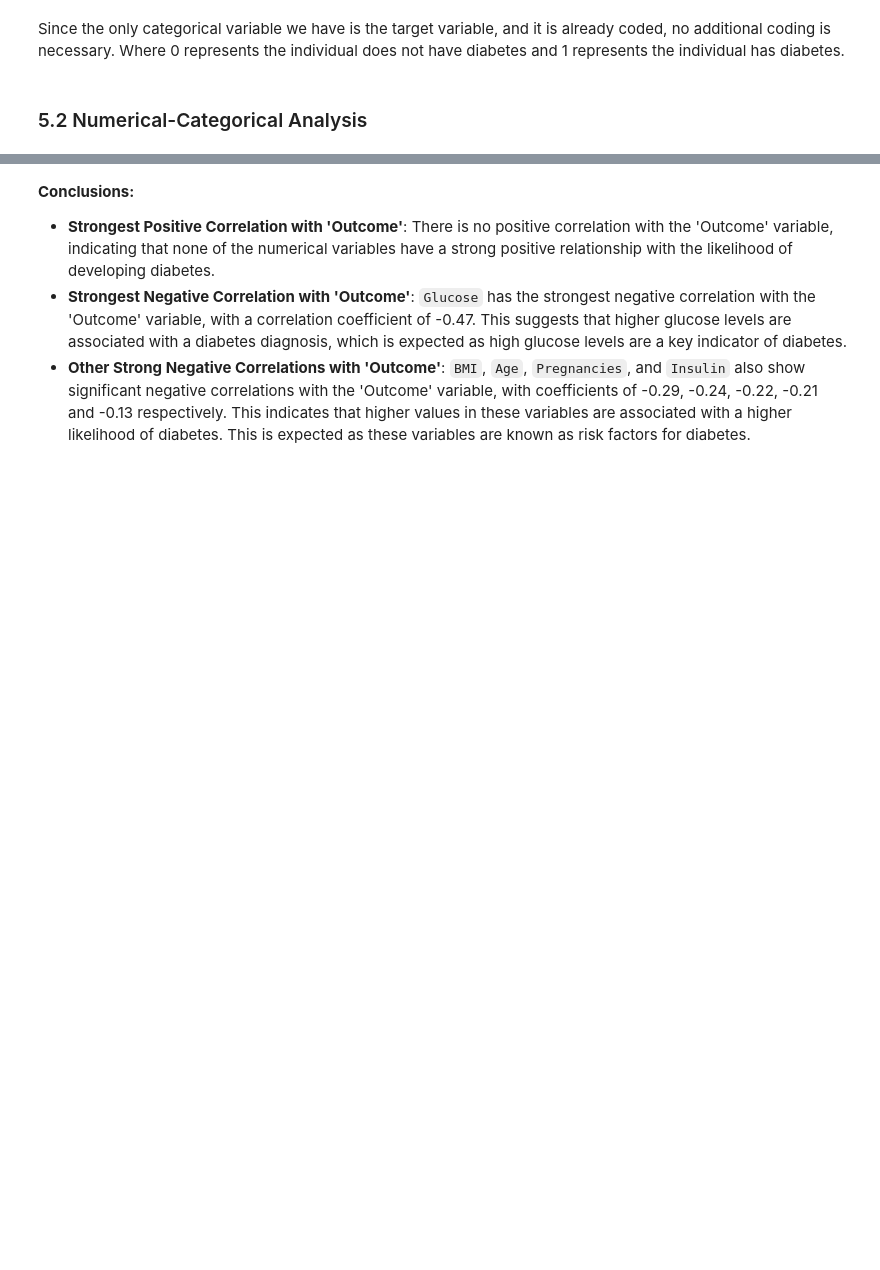
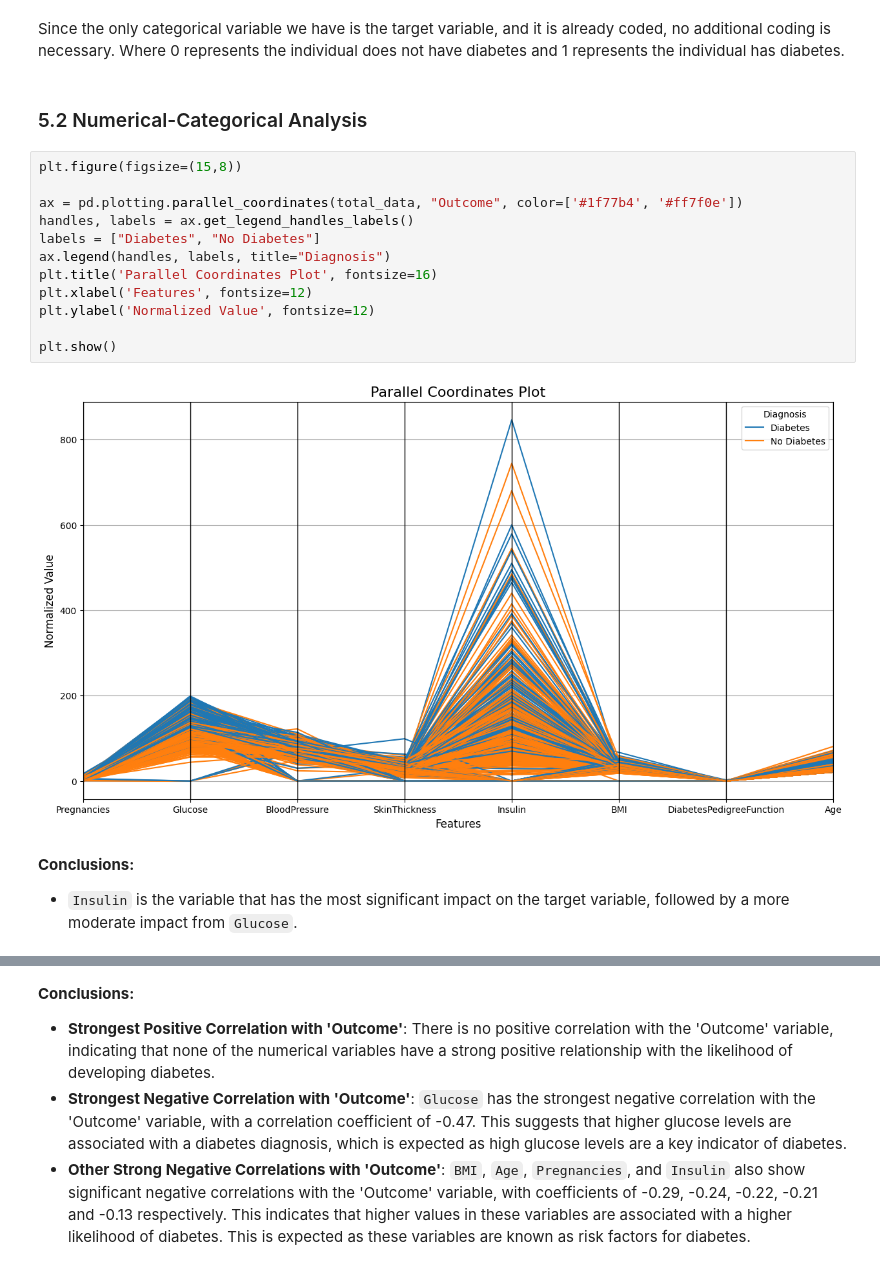
Before and after one commit to 4GeeksAcademy/danielpaez-dev-tree-decision, a Jupyter notebook: src/explore.ipynb, the cells around one changed output, grey strips where cells are left out. Drawn from its saved outputs; the diff is of its cells as text; blank space fills up the shorter version.

Commit message:
feat: :sparkles: parallel-coordinates plot and conclusions, tree-decision plot and model optimization

```diff
--- a/src/explore.ipynb
+++ b/src/explore.ipynb
@@ -293,6 +295,23 @@ plt.show()
 Since the only categorical variable we have is the target variable, and it is already coded, no additional coding is necessary. Where 0 represents the individual does not have diabetes and 1 represents the individual has diabetes.
 # %% [markdown]
 ### 5.2 Numerical-Categorical Analysis <a id='c5-2'></a>
+# %%
+plt.figure(figsize=(15,8))
+
+ax = pd.plotting.parallel_coordinates(total_data, "Outcome", color=['#1f77b4', '#ff7f0e'])
+handles, labels = ax.get_legend_handles_labels()
+labels = ["Diabetes", "No Diabetes"]
+ax.legend(handles, labels, title="Diagnosis")
+plt.title('Parallel Coordinates Plot', fontsize=16)
+plt.xlabel('Features', fontsize=12)
+plt.ylabel('Normalized Value', fontsize=12)
+
+plt.show()
+# %% [output]
+[figure, added]
+# %% [markdown]
+**Conclusions:**
+- `Insulin` is the variable that has the most significant impact on the target variable, followed by a more moderate impact from `Glucose`.
 # %%
 plt.figure(figsize=(16,10))
 columns = total_data.columns
```
Also changed, not shown: parts of 8 cells of this notebook, 15 other files.
